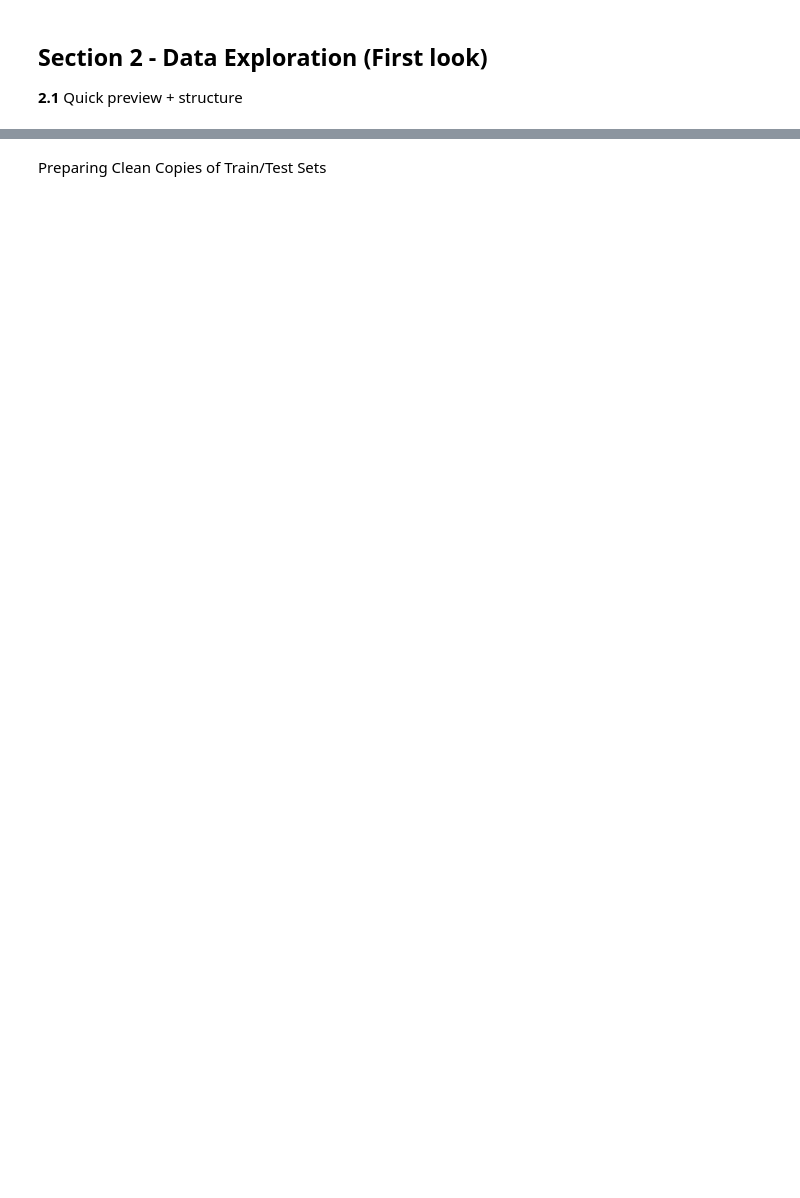
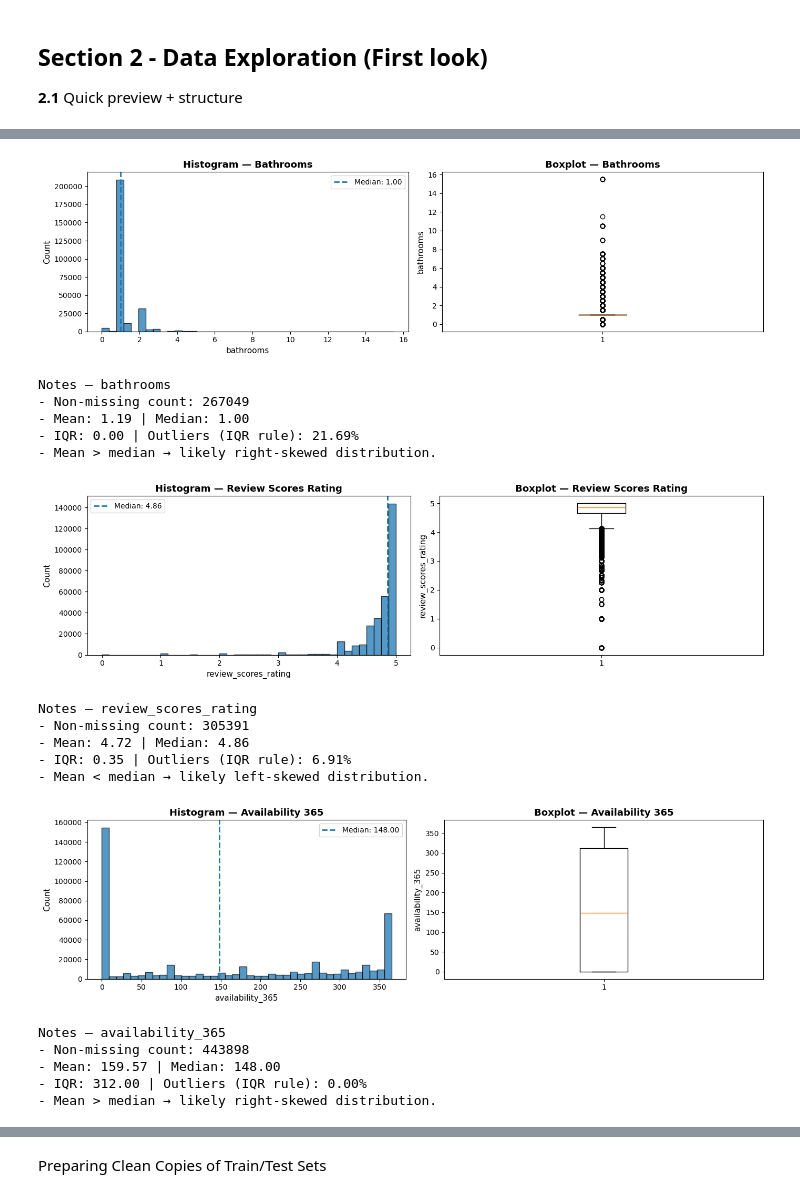
Before and after one commit to aminahrr/AirBnB-ML-project, a Jupyter notebook: notebooks/01_data_preprocessing.ipynb, the cells around one changed output, grey strips where cells are left out. Cells and saved outputs as stored; diff of their text form; code cells hidden in the pictures; blank space fills up the shorter version.

```diff
--- a/notebooks/01_data_preprocessing.ipynb
+++ b/notebooks/01_data_preprocessing.ipynb
@@ -433,17 +586,25 @@ plt.show()
 # %%
-cols = [
-   'accommodates', 'minimum_nights', 'maximum_nights',
-       'availability_30', 'availability_365', 'number_of_reviews',
-       'number_of_reviews_l30d', 'calculated_host_listings_count', 'reviews_per_month'
-]
+A_features = ["bathrooms", "review_scores_rating","availability_365"]
 
-fig, axes = plt.subplots(3, 3, figsize=(18, 7))
-axes = axes.flatten()
-
-for i, col in enumerate(cols):
-    axes[i].hist(df_raw[col].dropna())
-    axes[i].set_title(col.replace('_', ' ').title())
-
-plt.tight_layout()
-plt.show()
+for f in A_features:
+    plot_hist_and_box_with_notes(df_raw, f)
+# %% [output]
+[figure, added]
+Notes — bathrooms
+- Non-missing count: 267049
+- Mean: 1.19 | Median: 1.00
+- IQR: 0.00 | Outliers (IQR rule): 21.69%
+- Mean > median → likely right-skewed distribution.
+[figure, added]
+Notes — review_scores_rating
+- Non-missing count: 305391
+- Mean: 4.72 | Median: 4.86
+- IQR: 0.35 | Outliers (IQR rule): 6.91%
+- Mean < median → likely left-skewed distribution.
+[figure, added]
+Notes — availability_365
+- Non-missing count: 443898
+- Mean: 159.57 | Median: 148.00
+- IQR: 312.00 | Outliers (IQR rule): 0.00%
+- Mean > median → likely right-skewed distribution.
 # %% [markdown]
```
Also changed, not shown: parts of 51 cells of this notebook, 1 other file.
